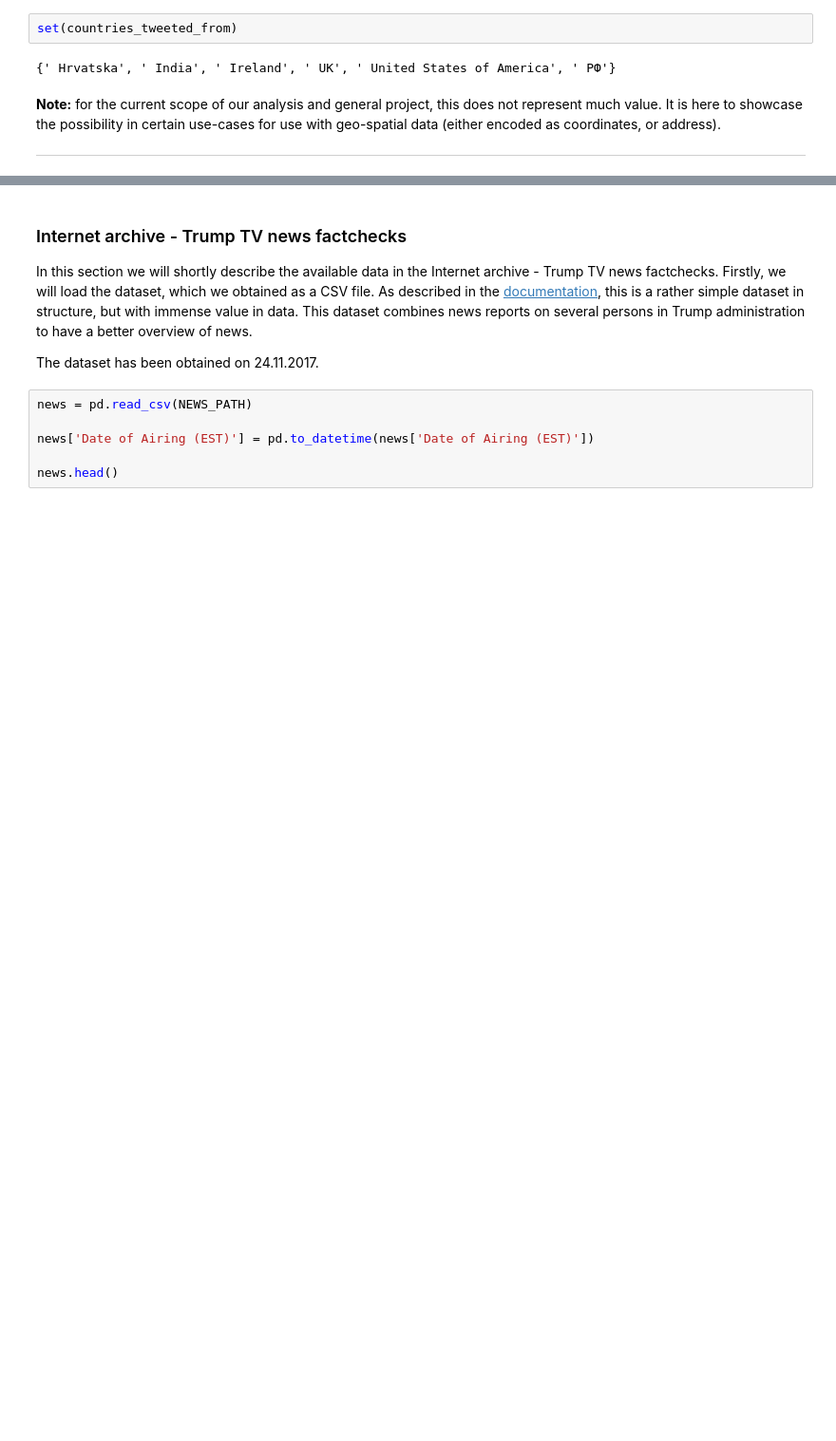
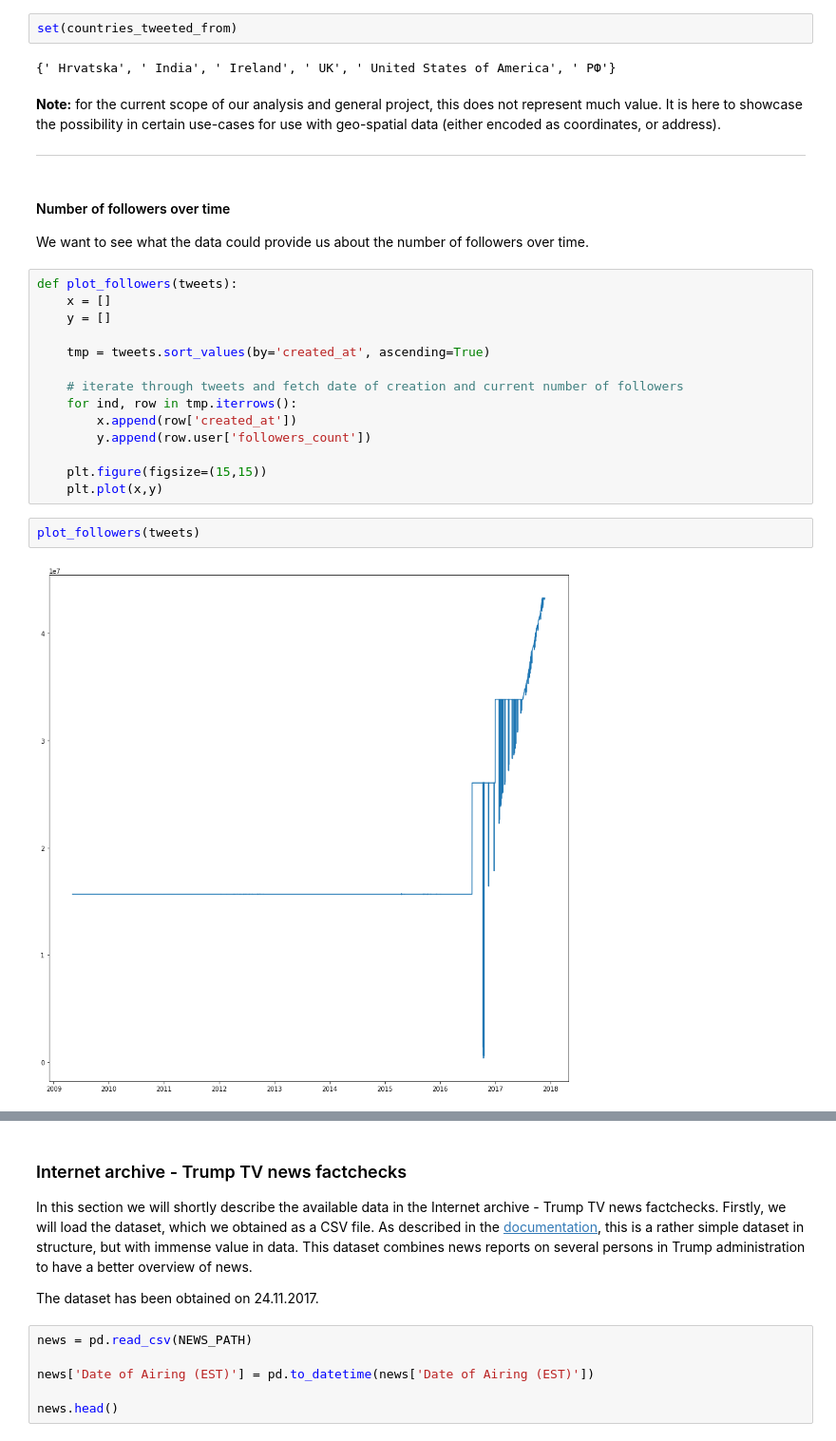
Before and after one commit to baetuc/ADA-CS-401, a Jupyter notebook: Project/Project.ipynb, the cells around one changed output, grey strips where cells are left out. Shown at 95% size. Cells and saved outputs as stored; diff of their text form; blank space fills up the shorter version.

Commit message:
Followers analysis

```diff
--- a/Project/Project.ipynb
+++ b/Project/Project.ipynb
@@ -410,3 +414,25 @@ set(countries_tweeted_from)
 **Note:** for the current scope of our analysis and general project, this does not represent much value. It is here to showcase the possibility in certain use-cases for use with geo-spatial data (either encoded as coordinates, or address).
 
 ---
+# %% [markdown]
+#### Number of followers over time
+
+We want to see what the data could provide us about the number of followers over time.
+# %%
+def plot_followers(tweets):
+    x = []
+    y = []
+
+    tmp = tweets.sort_values(by='created_at', ascending=True)
+
+    # iterate through tweets and fetch date of creation and current number of followers
+    for ind, row in tmp.iterrows():
+        x.append(row['created_at'])
+        y.append(row.user['followers_count'])
+
+    plt.figure(figsize=(15,15))
+    plt.plot(x,y)
+# %%
+plot_followers(tweets)
+# %% [output]
+[figure, added]
```
Also changed, not shown: parts of 14 cells of this notebook.
